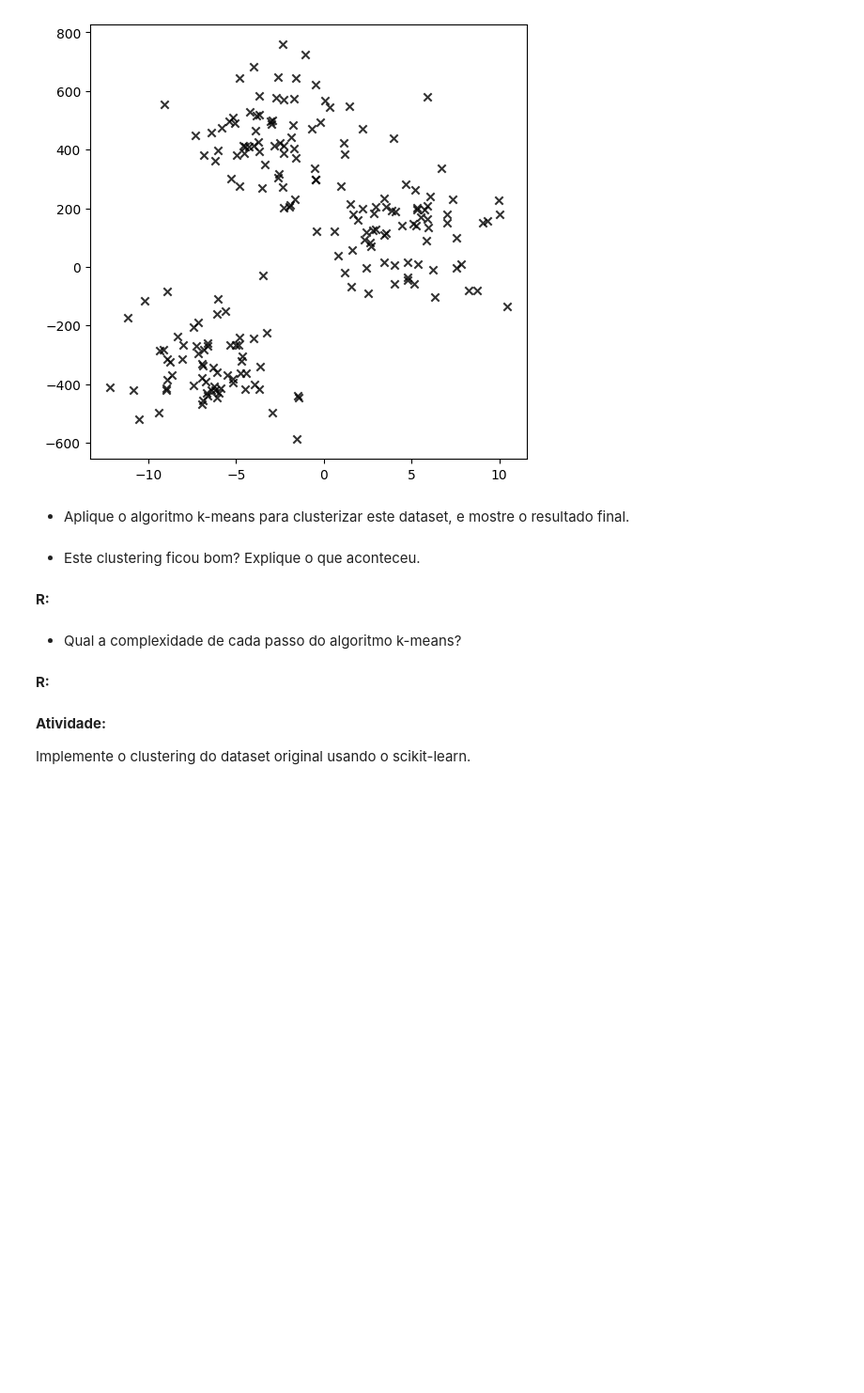
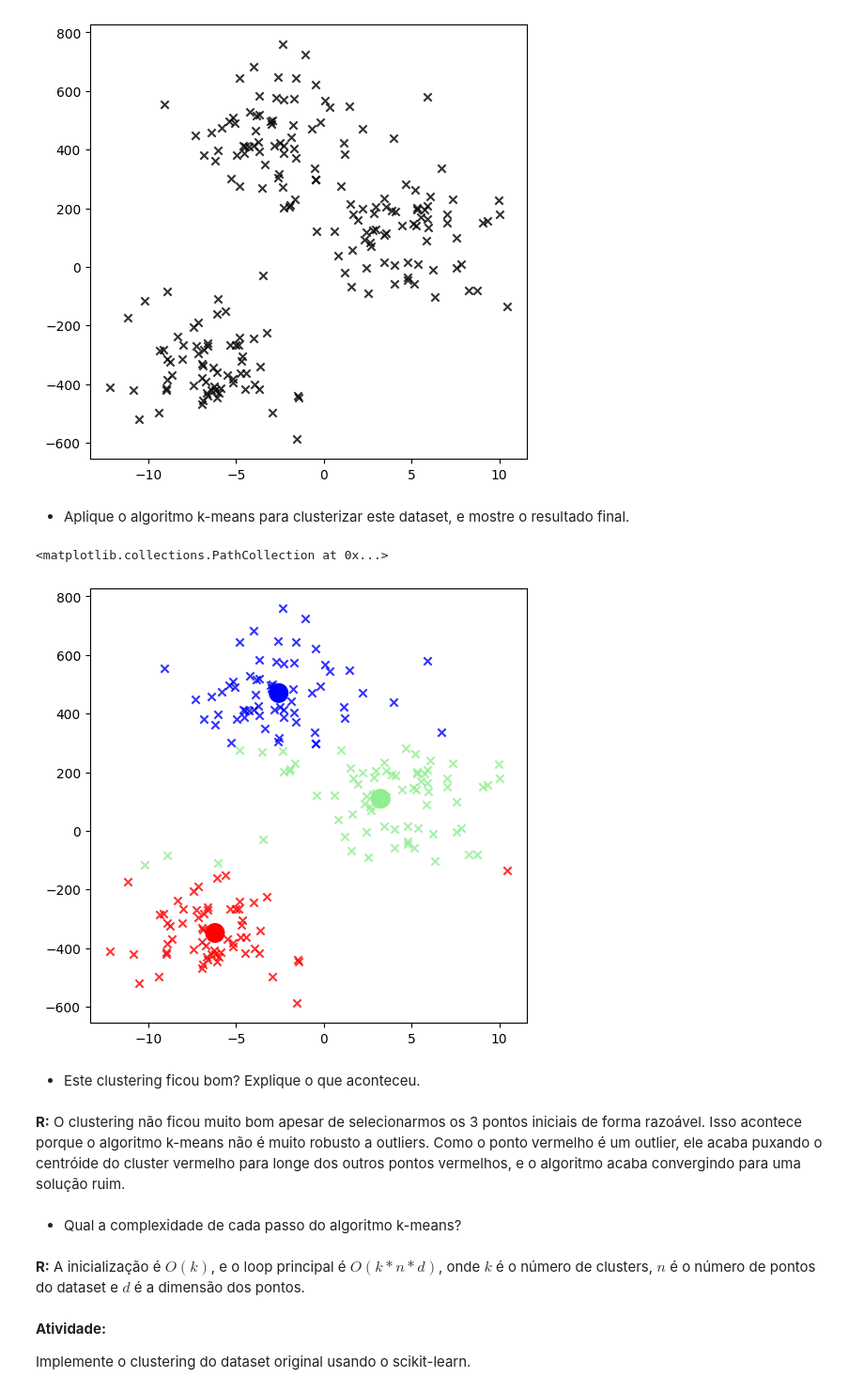
Before and after one commit to MekhyW/handson-ml3, a Jupyter notebook: Aulas Ayres/Clustering/Aula_16.ipynb, the cells around one changed output. Shown: that part at 94% size. Saved outputs shown, nothing was run; the diff lists cells and outputs as text; code cells hidden in the pictures; blank space fills up the shorter version.

```diff
--- a/Aulas Ayres/Clustering/Aula_16.ipynb
+++ b/Aulas Ayres/Clustering/Aula_16.ipynb
@@ -308,14 +308,40 @@ plt.show()
 [figure]
 # %% [markdown]
 - Aplique o algoritmo k-means para clusterizar este dataset, e mostre o resultado final.
+# %%
+k = 3
+num_points = Xs.shape[0]
+
+C = k_means(Xs, k, C_init=np.array([[-7, -7], [5, 0], [-3, 10]]))
+cluster = atualiza_cluster(Xs, C)
+
+plt.figure(figsize=(6, 6))
+for i in range(k):
+    idx = cluster == i
+    plt.scatter(
+        Xs[idx, 0],
+        Xs[idx, 1],
+        c=colors[i],
+        marker='x',
+        alpha=0.8,
+    )
+plt.scatter(
+    C[:, 0],
+    C[:, 1],
+    c=colors,
+    s=200,
+)
+# %% [output]
+<matplotlib.collections.PathCollection at 0x...>
+[figure, added]
 # %% [markdown]
 - Este clustering ficou bom? Explique o que aconteceu.
-# %% [markdown]
-**R:**
+# %% [markdown]
+**R:** O clustering não ficou muito bom apesar de selecionarmos os 3 pontos iniciais de forma razoável. Isso acontece porque o algoritmo k-means não é muito robusto a outliers. Como o ponto vermelho é um outlier, ele acaba puxando o centróide do cluster vermelho para longe dos outros pontos vermelhos, e o algoritmo acaba convergindo para uma solução ruim.
 # %% [markdown]
 - Qual a complexidade de cada passo do algoritmo k-means?
-# %% [markdown]
-**R:**
+# %% [markdown]
+**R:** A inicialização é $O(k)$, e o loop principal é $O(k*n*d)$, onde $k$ é o número de clusters, $n$ é o número de pontos do dataset e $d$ é a dimensão dos pontos.
 # %% [markdown]
 **Atividade:**
 
```
Also changed, not shown: parts of 6 cells of this notebook, 8 other files.
